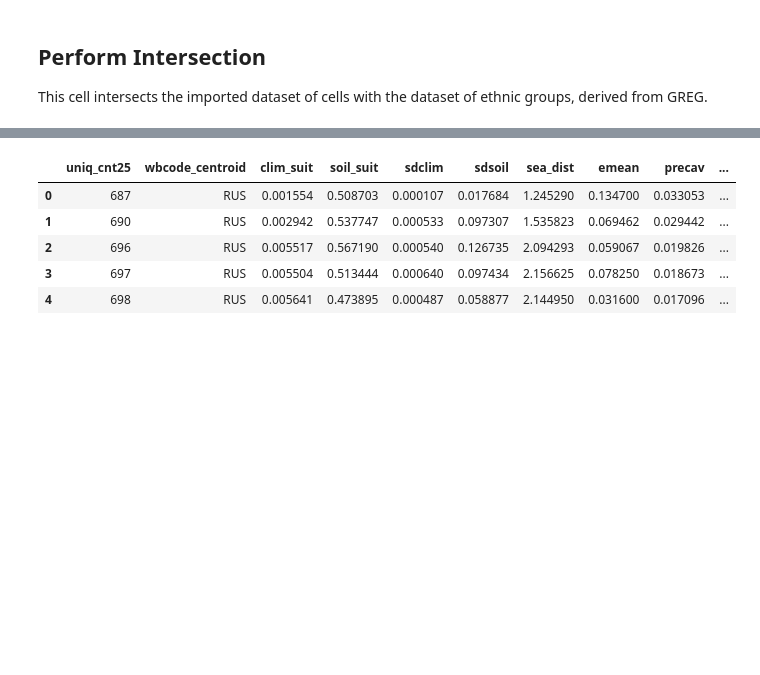
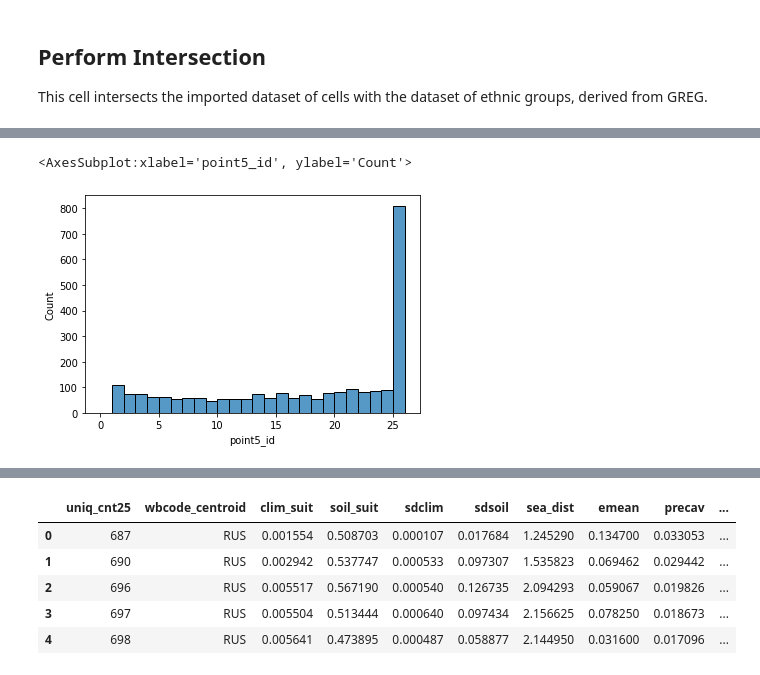
Before and after one commit to andleb/230Afinal, a Jupyter notebook: greg_nmbrlang.ipynb, the cells around one changed output, grey strips where cells are left out. Cells and saved outputs as stored; diff of their text form; code cells hidden in the pictures; blank space fills up the shorter version.

```diff
--- a/greg_nmbrlang.ipynb
+++ b/greg_nmbrlang.ipynb
@@ -161,0 +152,5 @@ areas['count'] = joined.groupby('uniq_cnt25')['SHORTNAM'].nunique()
+# %%
+sns.histplot(x = countries['point5_id'], bins = np.arange(27))
+# %% [output]
+<AxesSubplot:xlabel='point5_id', ylabel='Count'>
+[figure, added]
```
Also changed, not shown: parts of 23 cells of this notebook, 1 other file.
